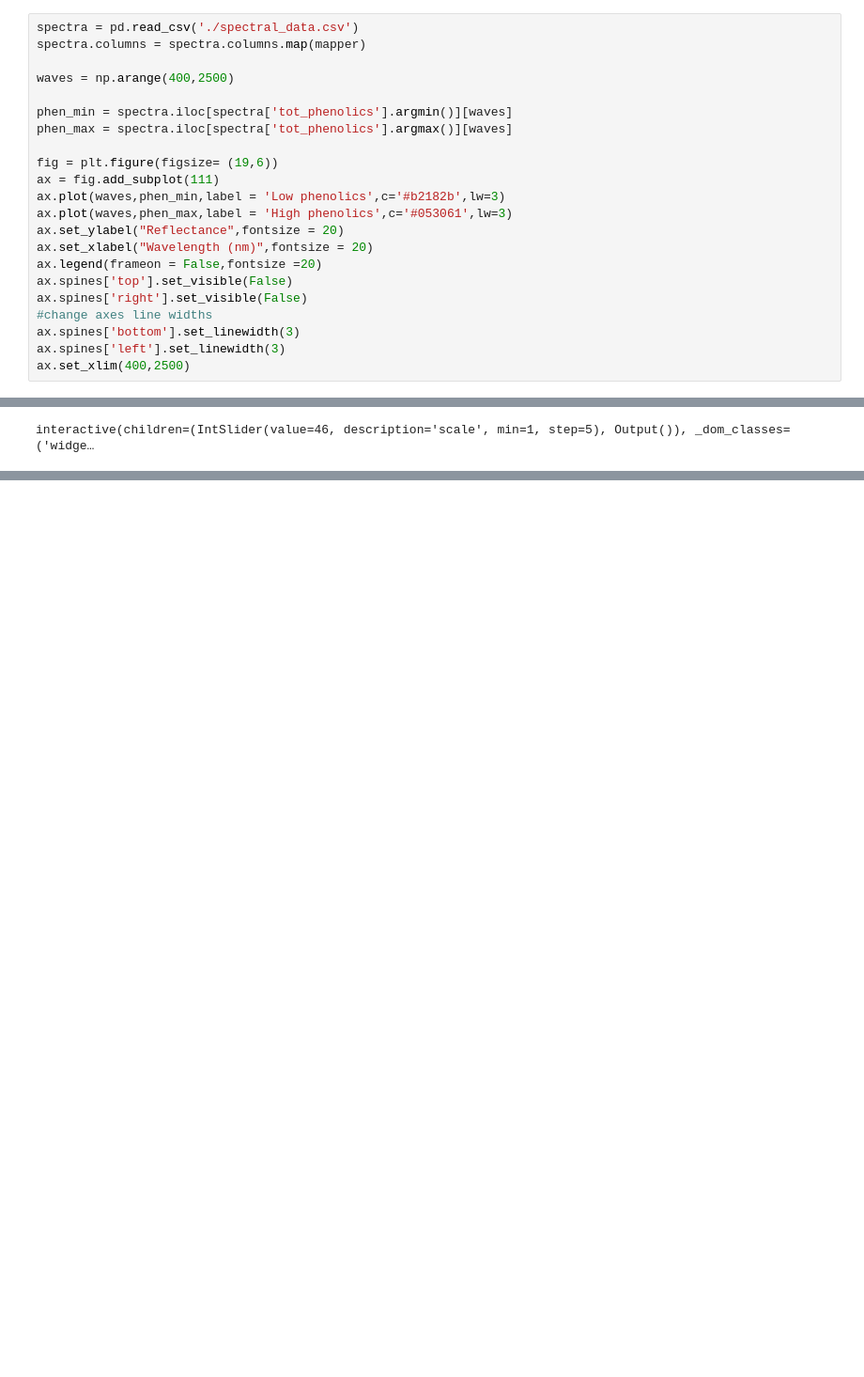
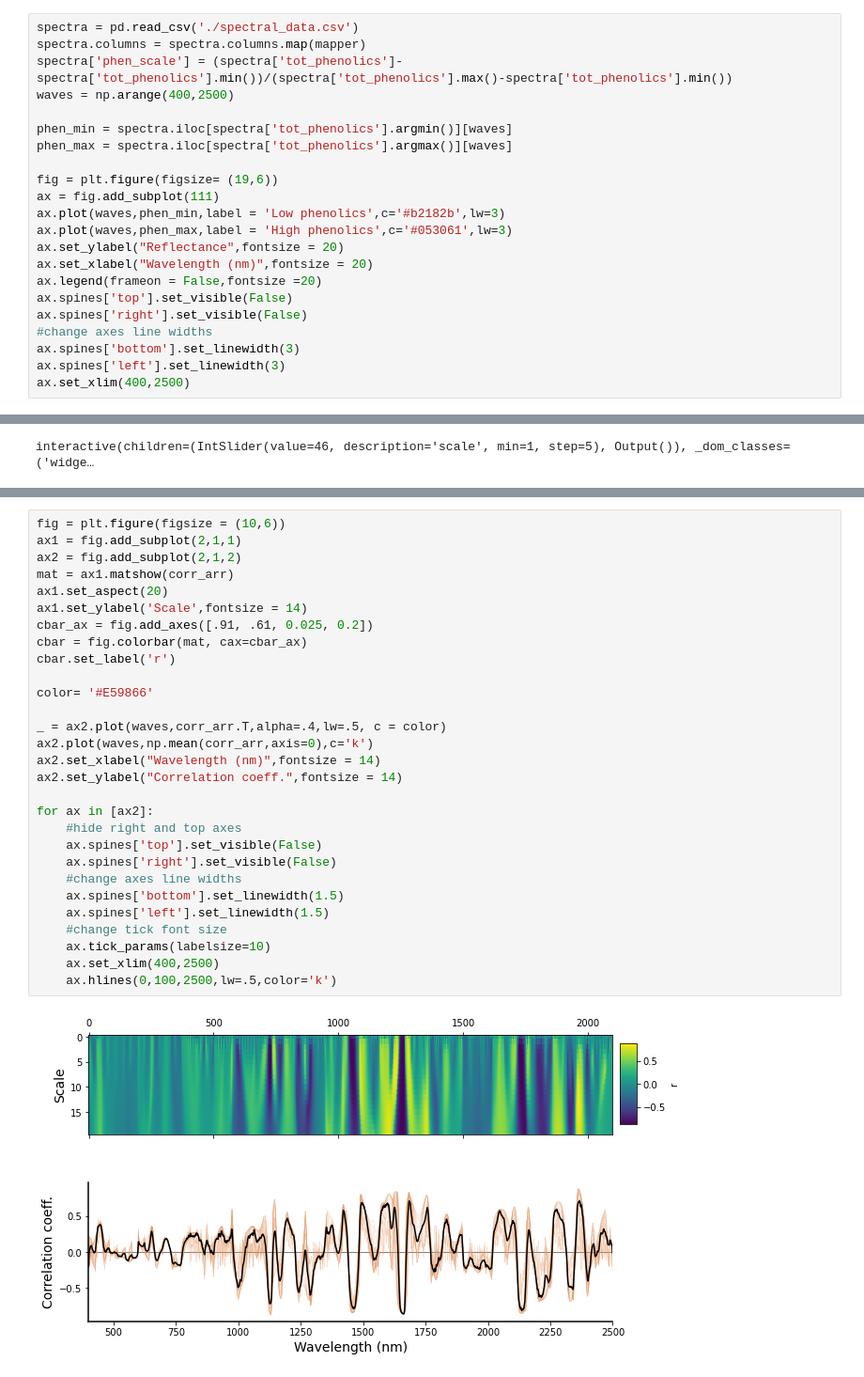
Before and after one commit to adamchlus/wavelet_playground, a Jupyter notebook: wavelet_playground.ipynb, the cells around one changed output, grey strips where cells are left out. Shown: that part at 94% size. Cells and saved outputs as stored; diff of their text form; blank space fills up the shorter version.

```diff
--- a/wavelet_playground.ipynb
+++ b/wavelet_playground.ipynb
@@ -106,7 +106,7 @@ interactive(children=(IntSlider(value=11, description='scale', max=21, min=1, st
 # %%
 spectra = pd.read_csv('./spectral_data.csv')
 spectra.columns = spectra.columns.map(mapper)
-
+spectra['phen_scale'] = (spectra['tot_phenolics']-spectra['tot_phenolics'].min())/(spectra['tot_phenolics'].max()-spectra['tot_phenolics'].min())
 waves = np.arange(400,2500)
 
 phen_min = spectra.iloc[spectra['tot_phenolics'].argmin()][waves]
@@ -195,0 +276,31 @@ interactive(children=(IntSlider(value=46, description='scale', min=1, step=5), O
+# %%
+fig = plt.figure(figsize = (10,6))
+ax1 = fig.add_subplot(2,1,1)
+ax2 = fig.add_subplot(2,1,2)
+mat = ax1.matshow(corr_arr)
+ax1.set_aspect(20)
+ax1.set_ylabel('Scale',fontsize = 14)
+cbar_ax = fig.add_axes([.91, .61, 0.025, 0.2])
+cbar = fig.colorbar(mat, cax=cbar_ax)
+cbar.set_label('r')
+
+color= '#E59866'
+
+_ = ax2.plot(waves,corr_arr.T,alpha=.4,lw=.5, c = color)
+ax2.plot(waves,np.mean(corr_arr,axis=0),c='k')
+ax2.set_xlabel("Wavelength (nm)",fontsize = 14)
+ax2.set_ylabel("Correlation coeff.",fontsize = 14)
+
+for ax in [ax2]:
+    #hide right and top axes
+    ax.spines['top'].set_visible(False)
+    ax.spines['right'].set_visible(False)
+    #change axes line widths
+    ax.spines['bottom'].set_linewidth(1.5)
+    ax.spines['left'].set_linewidth(1.5)
+    #change tick font size
+    ax.tick_params(labelsize=10)
+    ax.set_xlim(400,2500)
+    ax.hlines(0,100,2500,lw=.5,color='k')
+# %% [output]
+[figure, added]
```
Also changed, not shown: parts of 3 cells of this notebook, 1 other file.
